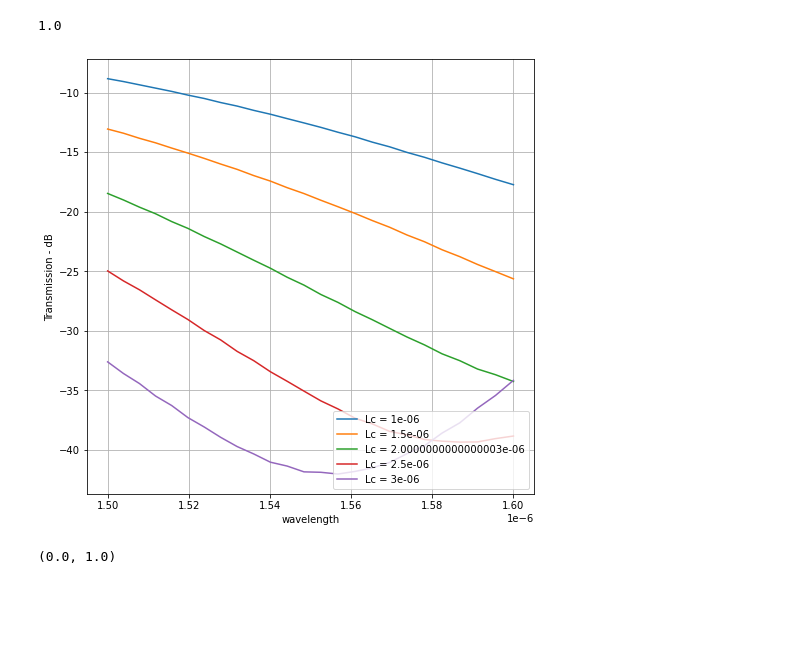
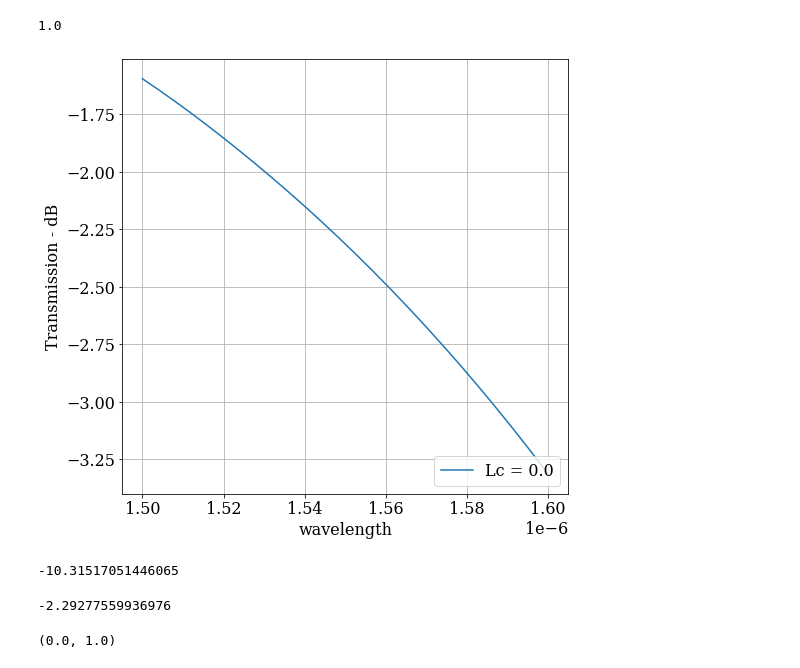
Before and after one commit to moisesoliveira08/Ring-Resonator, a Jupyter notebook: ring_resonator.ipynb, the cells around one changed output. Drawn from its saved outputs; the diff is of its cells as text; code cells hidden in the pictures; blank space fills up the shorter version.

```diff
--- a/ring_resonator.ipynb
+++ b/ring_resonator.ipynb
@@ -151,13 +190,7 @@ fdtd.set({"x":-2.5e-6,
 "outer radius":2.7e-6,
 "inner radius":2.3e-6,
 "theta start":90,
-"theta stop":180,
-"material":"Si (Silicon) - Palik Copy 1"
-})
-
-fdtd.addring()
-fdtd.set("name","ring_right")
-fdtd.set({"x":2.5e-6,
+"theta stop":180,0.0799068
 "y":-3e-6,
 "z":0,
 "z span":0.18e-6,
@@ -173,7 +206,7 @@ fdtd.set("name",'rect_left')
 fdtd.set({"x":-5e-6,
 "x span":0.4e-6,
 "y max":-3e-6,
-"y min":-4e-6,r1 = np.sqrt(0.823842)
+"y min":-4e-6,
 "z":0,
 "z span":0.18e-6,
 "material":"Si (Silicon) - Palik Copy 1"})
@@ -220,46 +253,57 @@ fdtd.setglobalsource("wavelength stop", 1.6e-6)
 # %% [output]
 1.0
 # %%
-L_batimento = np.linspace(1e-6, 3e-6, 5)
+L_batimento = np.linspace(0e-6, 0.05e-6, 1)
 Transmission = np.zeros((10,25))
 
-for i in range(0, 5):
+for i in range(0, 1):
     fdtd.switchtolayout()
     fdtd.select("rect_down")
     fdtd.set("x span",L_batimento[i])
     fdtd.select("ring_left")
     fdtd.set("x", -L_batimento[i]/2)
     fdtd.select("ring_right")
     fdtd.set("x", L_batimento[i]/2)
     fdtd.select("rect_left")
-    fdtd.set("x",(-L_batimento[i]/2)-2.5e-6)
-    fdtd.select("rect_right")
-    fdtd.set("x", (L_batimento[i]/2)+2.5e-6)
-
+    fdtd.set("x",(-L_batimento[i]/2)-2.0
     fdtd.select("FDTD::ports::port 1")
     fdtd.set("x", (-L_batimento[i]/2) - 3.5e-6)
     fdtd.select("FDTD::ports::port 2")
     fdtd.set("x", (L_batimento[i]/2) + 3.5e-6)
+
+    fdtd.select("FDTD::ports::port 3")
+    fdtd.set("x", (-L_batimento[i]/2)-2.5e-6)
+02.5e-6)
 
     fdtd.select("FDTD")
     fdtd.set("x span", L_batimento[i] + 9e-6)
 
     fdtd.run()
     result = fdtd.getresult("FDTD::ports::port 2", "T")
     wavelength = result['lambda']
     a = abs(result['T'])**2
     for j in range(0, 25):
         Transmission[i, j] = a[j]
-
+print(Transmission)
+print(result)
 figure4 = plt.figure(figsize=(8, 8))
-for k in range(0, 5):
-    plt.plot(wavelength, 10*np.log10(abs(Transmission[k,:])**2), label ="Lc = " + str(L_batimento[k]))
+for k in range(0, 1):
+    plt.plot(wavelength, 10*np.log10(Transmission[k,:]), label ="Lc = " + str(L_batimento[k]))
     plt.xlabel("wavelength")
     plt.ylabel("Transmission - dB")
     plt.grid(True)
     plt.legend(loc = "lower right")
 # %% [output]
-[figure, old version]
+[figure, new version]
+# %%
+10*np.log10(0.093)
+# %% [output]
+-10.31517051446065
+# %%
+10*np.log10(1 - 0.09362802)
+10*np.log10(0.768**2)
+# %% [output]
+-2.29277559936976
 # %%
 
 
```
Also changed, not shown: parts of 5 cells of this notebook.
